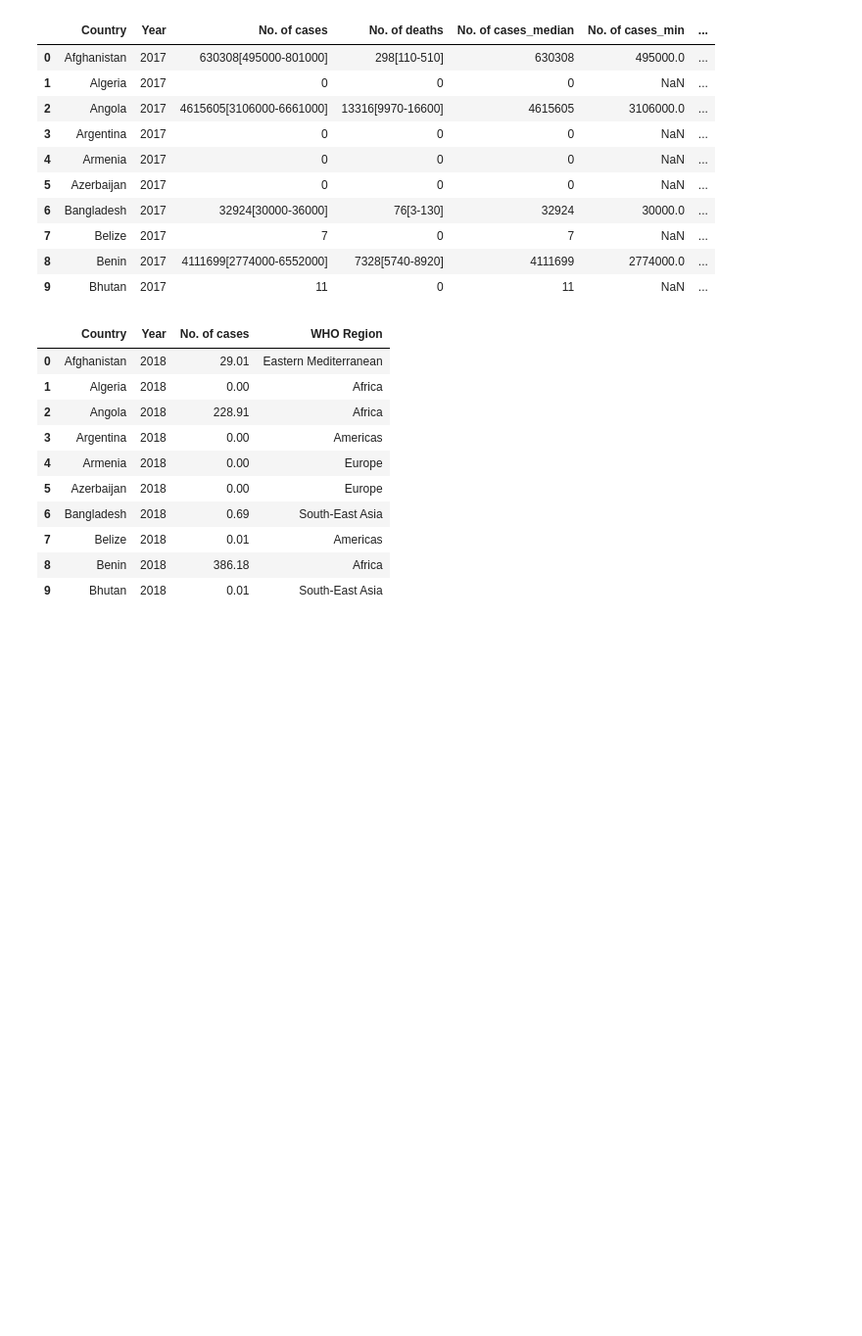
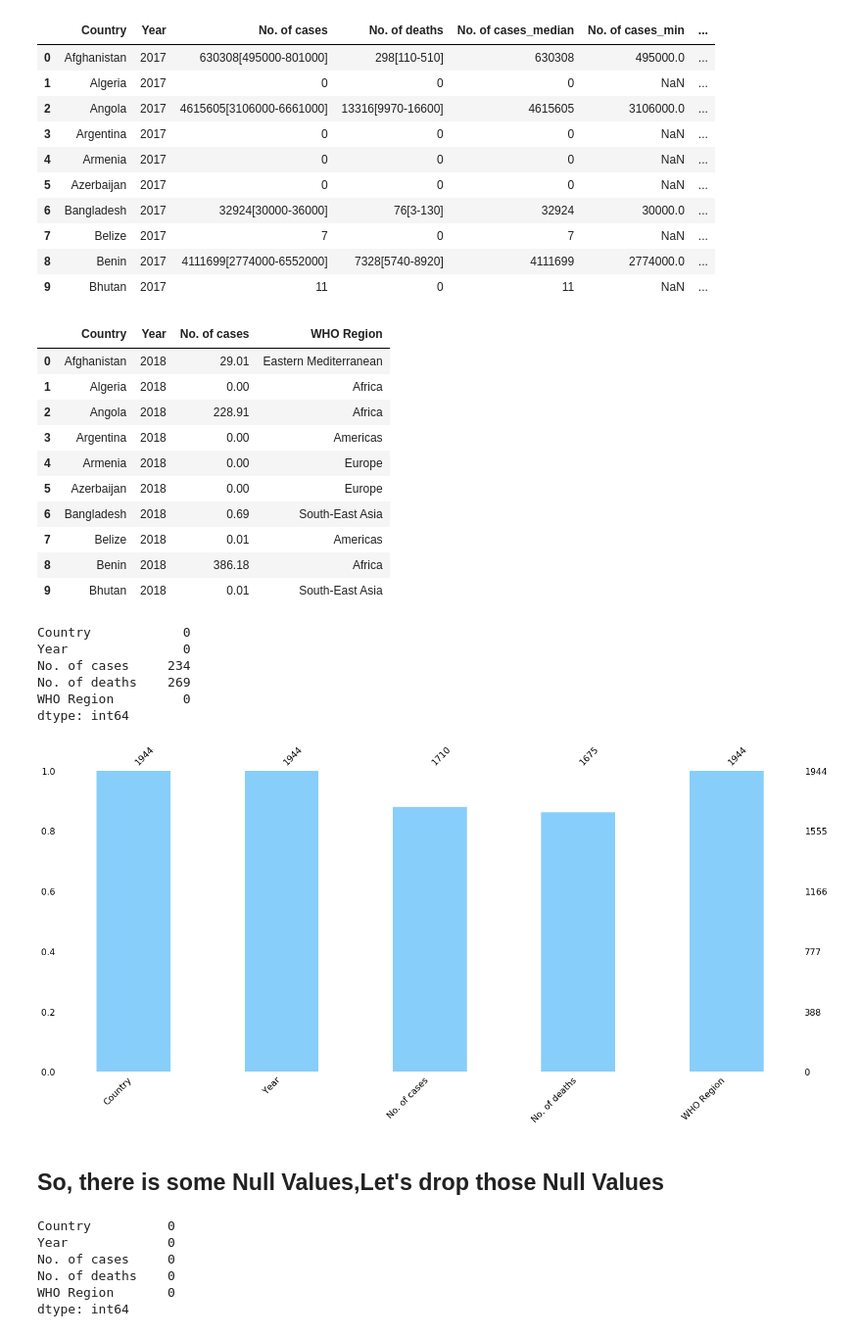
Before and after one commit to javagarm/Curneu-Assessment, a Jupyter notebook: Problem_Statement_1.ipynb, the cells around one changed output. Shown at 98% size. Saved outputs shown, nothing was run; the diff lists cells and outputs as text; code cells hidden in the pictures; blank space fills up the shorter version.

```diff
--- a/Problem_Statement_1.ipynb
+++ b/Problem_Statement_1.ipynb
@@ -50,3 +61,28 @@ incidence.head(10)
 | 7 | Belize | 2018 | 0.01 | Americas |
 | 8 | Benin | 2018 | 386.18 | Africa |
 | 9 | Bhutan | 2018 | 0.01 | South-East Asia |
+# %%
+reported.isnull().sum()
+# %% [output]
+Country            0
+Year               0
+No. of cases     234
+No. of deaths    269
+WHO Region         0
+dtype: int64
+# %%
+n = msno.bar(reported,color = "lightskyblue")
+# %% [output]
+[figure, added]
+# %% [markdown]
+## So, there is some Null Values,Let's drop those Null Values
+# %%
+reported.dropna(inplace=True)
+reported.isnull().sum()
+# %% [output]
+Country          0
+Year             0
+No. of cases     0
+No. of deaths    0
+WHO Region       0
+dtype: int64
```
Also changed, not shown: parts of 25 cells of this notebook.
